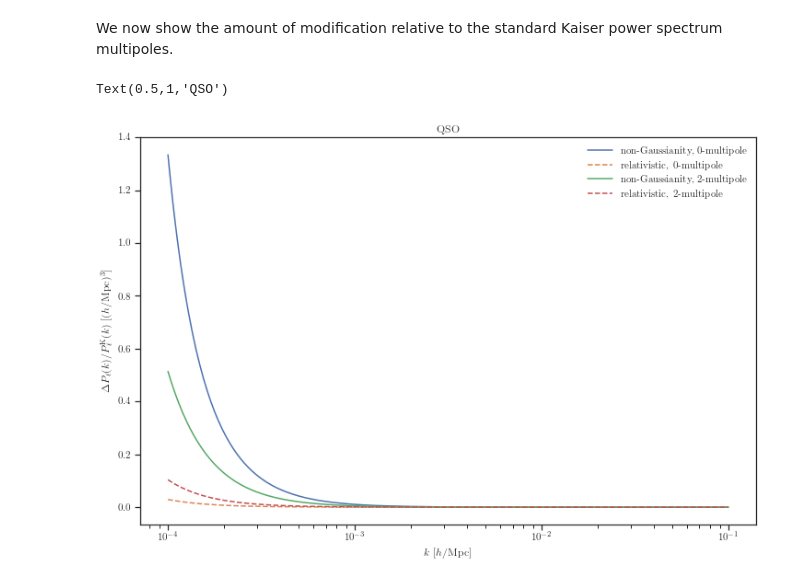
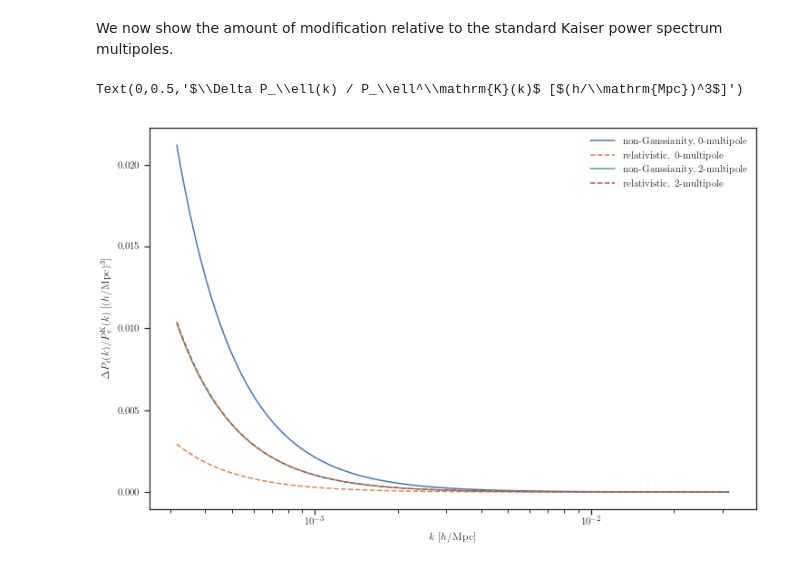
Before and after one commit to MikeSWang/HorizonGRound, a Jupyter notebook: notebooks/multipole_modification.ipynb, the cells around one changed output. Cells and saved outputs as stored; diff of their text form; code cells hidden in the pictures.

```diff
--- a/notebooks/multipole_modification.ipynb
+++ b/notebooks/multipole_modification.ipynb
@@ -39,10 +39,8 @@ Define fiducial parameters and parameter ranges.
 # %%
 FIDUCIAL_REDSHIFT = 2.
 FIDUCIAL_LINEAR_BIAS = 2.
-FIDUCIAL_NON_GAUSSNIANTY = 5.
+FIDUCIAL_NON_GAUSSNIANTY = 1.
 # %%
-NUM_POINTS = 300
-
-wavenumbers = np.logspace(-4., -1., num=NUM_POINTS+1)
-redshifts = np.linspace(0.5, 3., 25)
+wavenumbers = np.logspace(-3.5, -1.5, num=200+1)
+redshifts = np.linspace(0.5, 2., num=150+1)
 degrees = [0, 2]
@@ -49,3 +49,5 @@ degrees = [0, 2]
+# %%
+SAMPLE = 'Q'  # 'H'
 # %% [markdown]
 ## Evolution and magnification biases
 # %% [markdown]
@@ -73 +55,23 @@ magnification_bias = quasar_modeller.magnification_bias
+# %%
+if SAMPLE == 'Q':
+    modeller = LuminosityFunctionModeller.from_parameters_file(
+        parameter_file="../data/input/PLE_model_fits.txt",
+        luminosity_model=quasar_luminosity_PLE_model,
+        luminosity_variable='magnitude',
+        threshold_value=-21.80,
+        threshold_variable='magnitude',
+        cosmology=Planck15
+    )
+elif SAMPLE == 'H':
+    modeller = LuminosityFunctionModeller.from_parameters_file(
+        parameter_file="../data/input/Schechter_model_fits.txt",
+        luminosity_model=alpha_emitter_luminosity_schechter_model,
+        luminosity_variable='luminosity',
+        threshold_value=3.e-16,
+        threshold_variable='flux',
+        cosmology=Planck15
+    )
+
+evolution_bias = modeller.evolution_bias
+magnification_bias = modeller.magnification_bias
 # %%
@@ -145,24 +148,23 @@ non_gaussianity_result = {
 # %% [markdown]
 We now show the amount of modification relative to the standard Kaiser power spectrum multipoles.
 # %%
-plt.figure("Power spectrum multipole modification", figsize=(12, 7.75))
+plt.figure(figsize=(12, 7.75))
 
 for ell in degrees:
     plt.semilogx(
         wavenumbers, non_gaussianity_result[ell]/kaiser_result[ell],
         ls='-',
         label="non-Gaussianity, {}-multipole".format(ell)
     )
     plt.semilogx(
         wavenumbers, relativistic_result[ell]/kaiser_result[ell],
         ls='--',
         label="relativistic, {}-multipole".format(ell)
     )
 
 plt.legend()
 plt.xlabel(r"$k$ [$h$/Mpc]")
 plt.ylabel(r"$\Delta P_\ell(k) / P_\ell^\mathrm{K}(k)$ [$(h/\mathrm{Mpc})^3$]")
-plt.title("QSO")
 # %% [output]
-Text(0.5,1,'QSO')
+Text(0,0.5,'$\\Delta P_\\ell(k) / P_\\ell^\\mathrm{K}(k)$ [$(h/\\mathrm{Mpc})^3$]')
-[figure, old version]
+[figure, new version]
```
Also changed, not shown: parts of 4 cells of this notebook, 3 other files.
